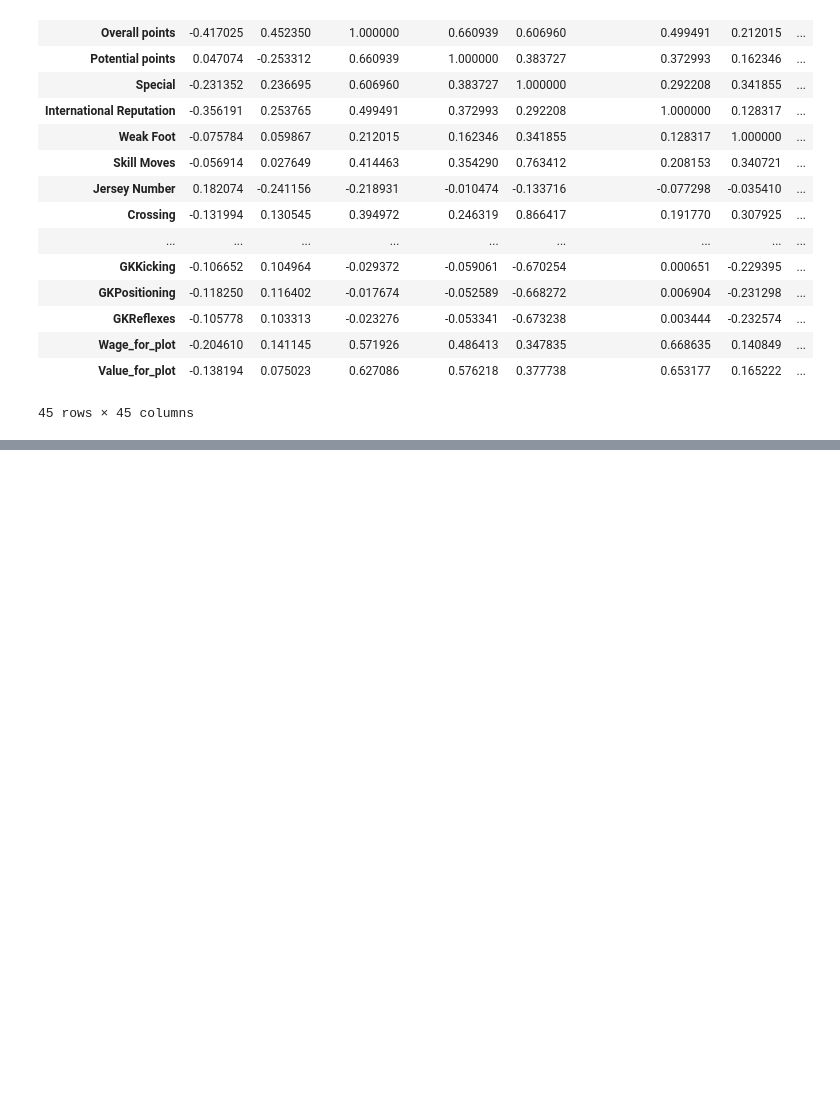
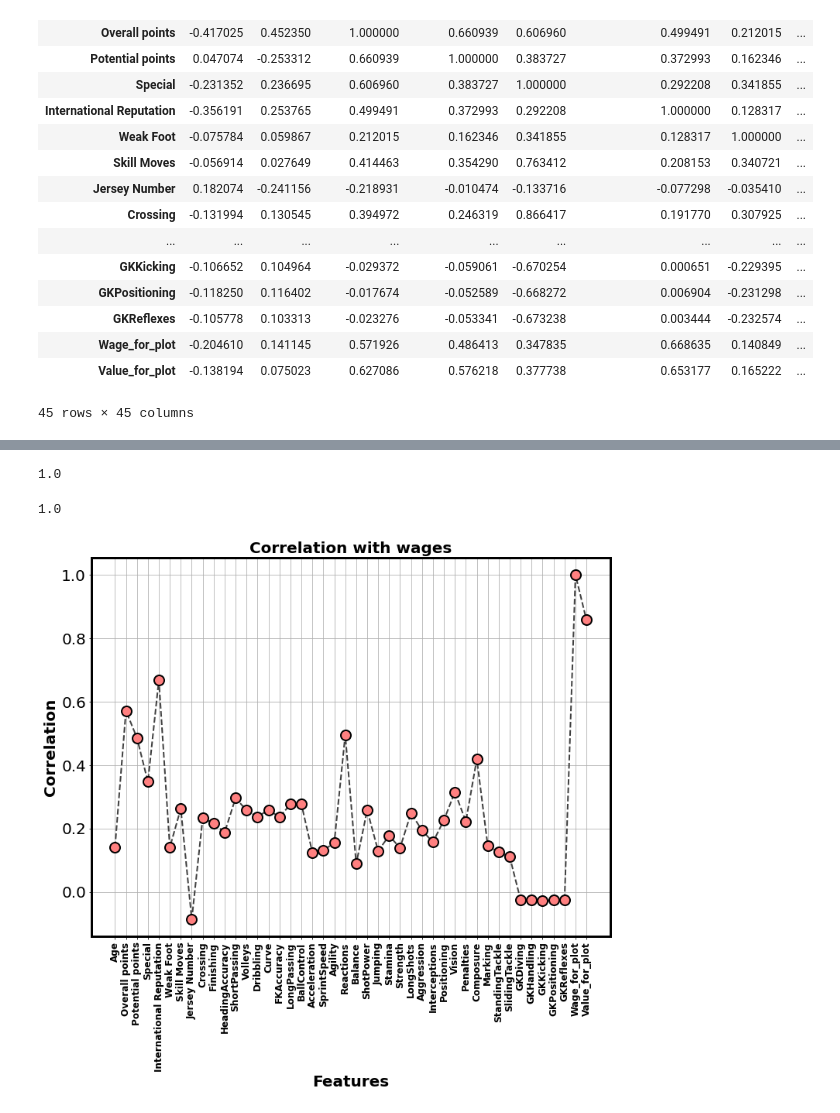
Before and after one commit to souticksaha21/Data_Science_Projects, a Jupyter notebook: FIFA_2019.ipynb, the cells around one changed output, grey strips where cells are left out. Cells and saved outputs as stored; diff of their text form; code cells hidden in the pictures; blank space fills up the shorter version.

```diff
--- a/FIFA_2019.ipynb
+++ b/FIFA_2019.ipynb
@@ -765,0 +706,38 @@ plt.show()
+# %%
+#Machine learning algorithm
+predict = "Wage_for_plot"
+FIFA_19_data = FIFA_19[column_list]
+x = np.array(FIFA_19_data.drop([predict], 1))
+y = np.array(FIFA_19_data[predict])
+
+from sklearn.model_selection import train_test_split
+xtrain, xtest, ytrain, ytest = train_test_split(x, y, test_size=0.2)
+
+from sklearn.tree import DecisionTreeRegressor
+model = DecisionTreeRegressor()
+model.fit(xtrain, ytrain)
+predictions = model.predict(xtest)
+
+from sklearn.metrics import mean_absolute_error
+model.score(xtest, predictions)
+# %% [output]
+1.0
+# %%
+#Machine learning algorithm
+predict = "Value_for_plot"
+FIFA_19_data = FIFA_19[column_list]
+x = np.array(FIFA_19_data.drop([predict], 1))
+y = np.array(FIFA_19_data[predict])
+
+from sklearn.model_selection import train_test_split
+xtrain, xtest, ytrain, ytest = train_test_split(x, y, test_size=0.2)
+
+from sklearn.tree import DecisionTreeRegressor
+model = DecisionTreeRegressor()
+model.fit(xtrain, ytrain)
+predictions = model.predict(xtest)
+
+from sklearn.metrics import mean_absolute_error
+model.score(xtest, predictions)
+# %% [output]
+1.0
@@ -765,0 +747,19 @@ plt.show()
+# %%
+c1=[0.25, 0.25, 0.25] #new color 2
+c2=[1, 0.5, 0.5] #new color 2
+plt.plot(correl,'o--', markersize=13, markerfacecolor=c2,markeredgewidth=2,  markeredgecolor='k', linewidth=2, color=c1)
+ax = plt.gca()
+plt.xticks(rotation=90,fontsize=12, fontweight='bold')
+plt.xlabel("Features", fontsize=20, fontweight='bold')
+plt.ylabel("Correlation", fontsize=20, fontweight='bold')
+plt.title("Correlation with wages", fontsize=20, fontweight='bold')
+plt.yticks(fontsize=20)
+for axis in ['top','bottom','left','right']:
+  ax.spines[axis].set_linewidth(3)
+plt.grid()
+plt.gcf().set_size_inches(12, 9)
+#plt.rcParams["figure.figsize"] = plt.rcParamsDefault["figure.figsize"]
+plt.savefig('FIFA_19_correlation_with_wages.png')
+plt.show()
+# %% [output]
+[figure, added]
```
Also changed, not shown: parts of 34 cells of this notebook.
